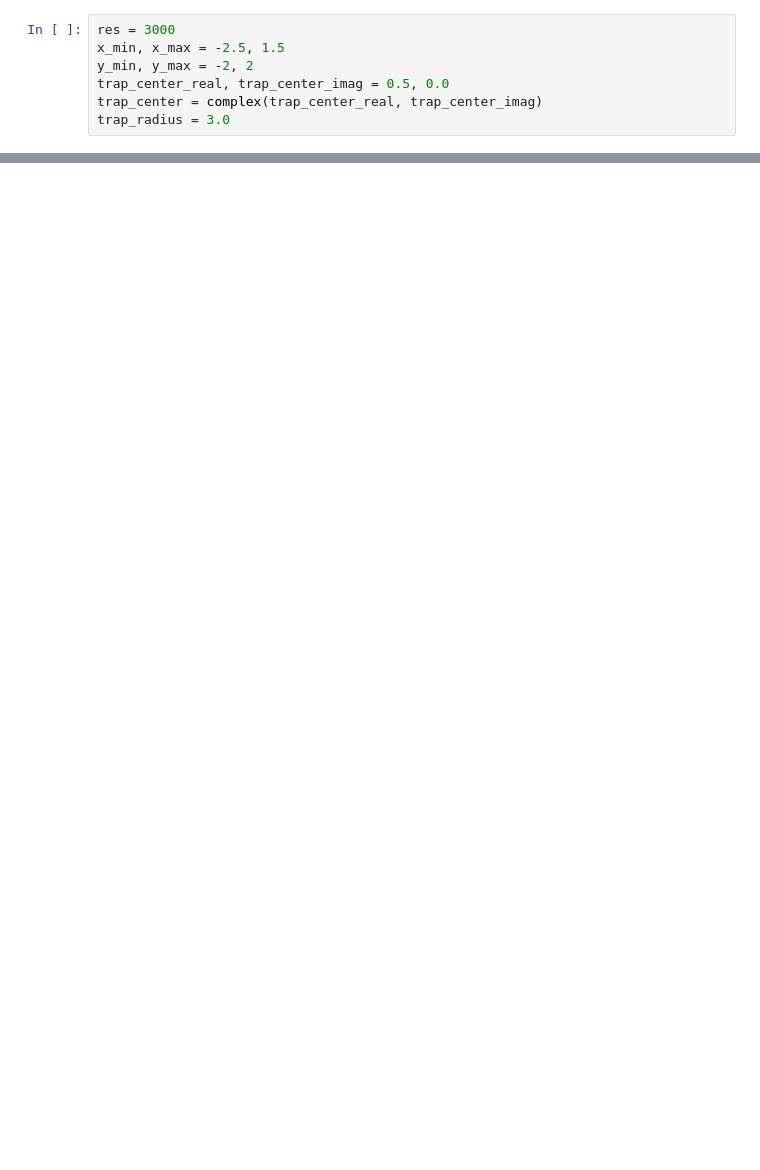
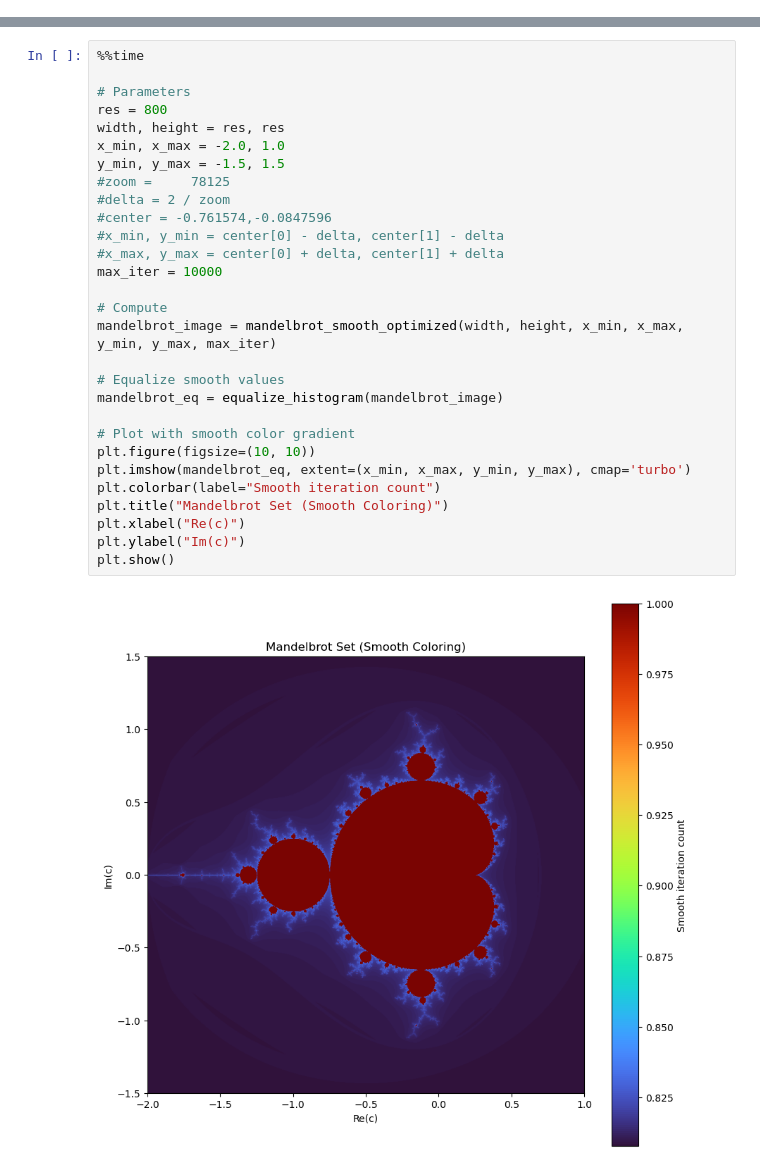
Before and after one commit to eandreas/fractal-art, a Jupyter notebook: mandelbrot.ipynb, the cells around one changed output, grey strips where cells are left out. Cells and saved outputs as stored; diff of their text form; blank space fills up the shorter version.

Commit message:
Added classic mandelbrot calculation

```diff
--- a/mandelbrot.ipynb
+++ b/mandelbrot.ipynb
@@ -5,7 +0,0 @@ import numba
-# %%
-res = 3000
-x_min, x_max = -2.5, 1.5
-y_min, y_max = -2, 2
-trap_center_real, trap_center_imag = 0.5, 0.0
-trap_center = complex(trap_center_real, trap_center_imag)
-trap_radius = 3.0
@@ -280,0 +51,31 @@ Wall time: 723 ms
+# %%
+%%time
+
+# Parameters
+res = 800
+width, height = res, res
+x_min, x_max = -2.0, 1.0
+y_min, y_max = -1.5, 1.5
+#zoom = 	78125
+#delta = 2 / zoom
+#center = -0.761574,-0.0847596
+#x_min, y_min = center[0] - delta, center[1] - delta
+#x_max, y_max = center[0] + delta, center[1] + delta
+max_iter = 10000
+
+# Compute
+mandelbrot_image = mandelbrot_smooth_optimized(width, height, x_min, x_max, y_min, y_max, max_iter)
+
+# Equalize smooth values
+mandelbrot_eq = equalize_histogram(mandelbrot_image)
+
+# Plot with smooth color gradient
+plt.figure(figsize=(10, 10))
+plt.imshow(mandelbrot_eq, extent=(x_min, x_max, y_min, y_max), cmap='turbo')
+plt.colorbar(label="Smooth iteration count")
+plt.title("Mandelbrot Set (Smooth Coloring)")
+plt.xlabel("Re(c)")
+plt.ylabel("Im(c)")
+plt.show()
+# %% [output]
+[figure, added]
```
Also changed, not shown: parts of 11 cells of this notebook, 1 other file.
